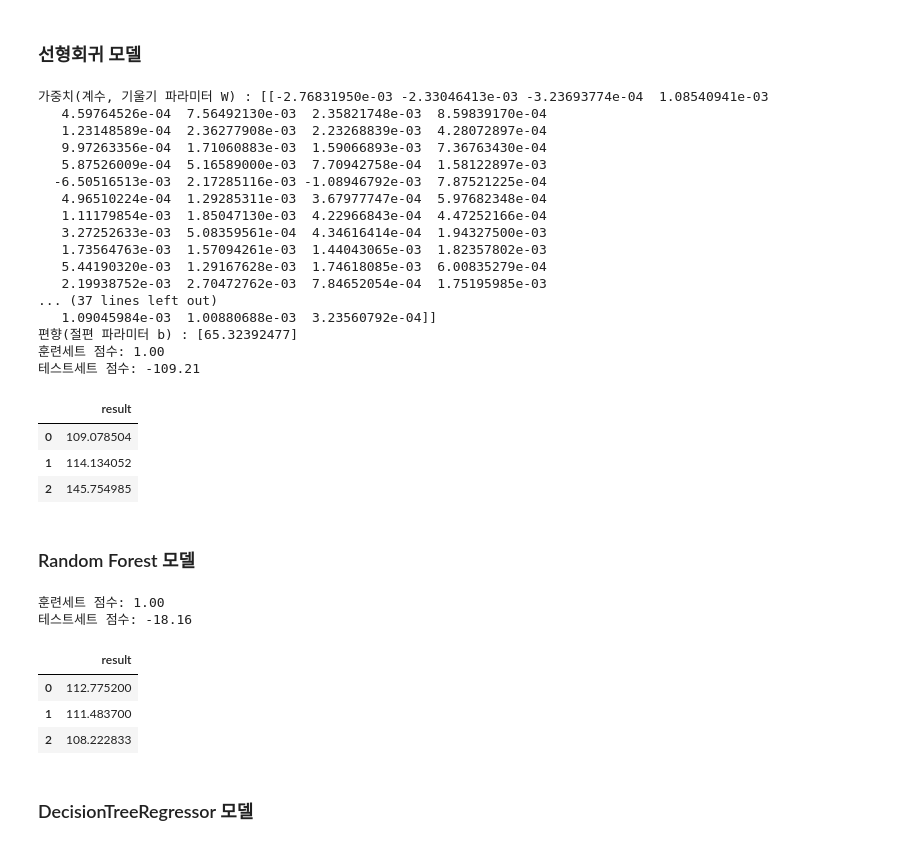
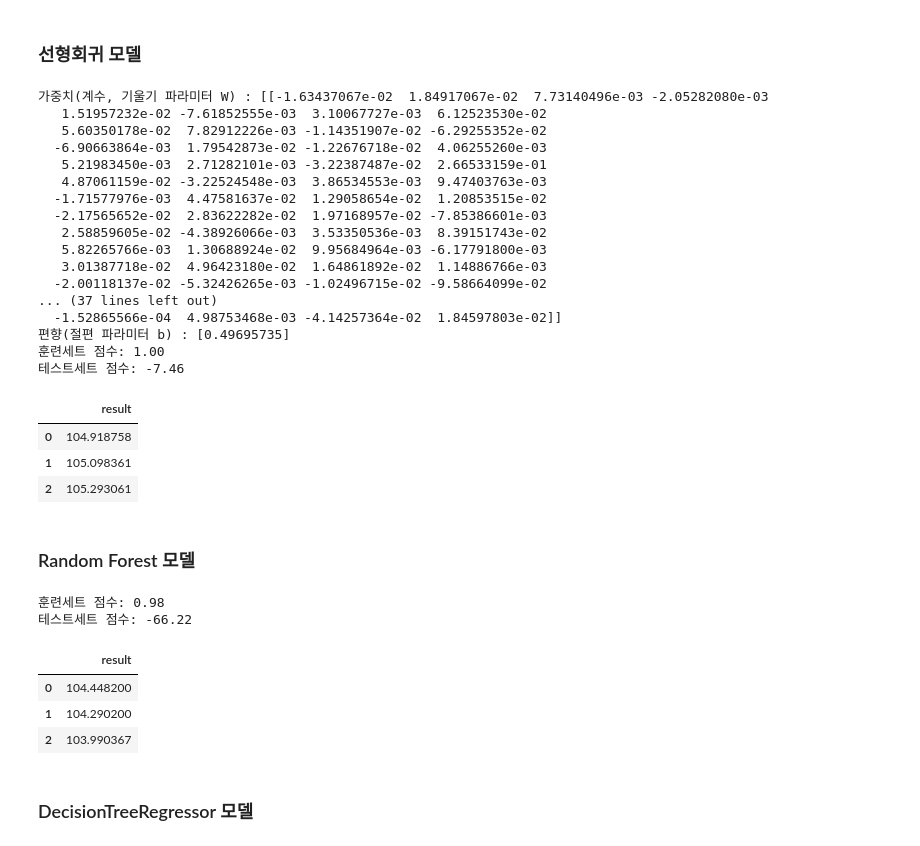
Before and after one commit to dontk1llme/TRIPICK, a Jupyter notebook: server/recommend/app/data/물가지수_전처리_및_예측.ipynb, the cells around one changed output. Cells and saved outputs as stored; diff of their text form; code cells hidden in the pictures.

```diff
--- a/server/recommend/app/data/물가지수_전처리_및_예측.ipynb
+++ b/server/recommend/app/data/물가지수_전처리_및_예측.ipynb
@@ -341,15 +342,21 @@ plt.show()
 # %% [output]
 [figure]
 # %%
-country = '대한민국'
+country = '일본'
 
-country_X = price_index_table[price_index_table.columns.difference([country])]
+scaler1 = preprocessing.MinMaxScaler()
+scaler2 = preprocessing.MinMaxScaler()
+
+country_X = price_index_table
 country_y = price_index_table[[country]]
 
-X_train = country_X[country_X.index<2019]
-X_test = country_X[country_X.index>=2019]
-y_train = country_y[country_y.index<2019]
-y_test = country_y[country_y.index>=2019]
+scaler_x = scaler1.fit(country_X)
+scaler_y = scaler2.fit(country_y)
+
+X_train = scaler_x.transform(country_X[country_X.index<2019])
+X_test = scaler_x.transform(country_X[country_X.index>=2019])
+y_train = scaler_y.transform(country_y[country_y.index<2019])
+y_test = scaler_y.transform(country_y[country_y.index>=2019])
 # %% [markdown]
 ### 선형회귀 모델
 # %%
@@ -364,30 +371,31 @@ print("편향(절편 파라미터 b) :", model.intercept_)
 print("훈련세트 점수: {:.2f}".format( model.score(X_train, y_train) ))
 print("테스트세트 점수: {:.2f}".format( model.score(X_test, y_test) ))
 # %% [output]
-가중치(계수, 기울기 파라미터 W) : [[-2.76831950e-03 -2.33046413e-03 -3.23693774e-04  1.08540941e-03
-   4.59764526e-04  7.56492130e-03  2.35821748e-03  8.59839170e-04
-   1.23148589e-04  2.36277908e-03  2.23268839e-03  4.28072897e-04
-   9.97263356e-04  1.71060883e-03  1.59066893e-03  7.36763430e-04
-   5.87526009e-04  5.16589000e-03  7.70942758e-04  1.58122897e-03
-  -6.50516513e-03  2.17285116e-03 -1.08946792e-03  7.87521225e-04
-   4.96510224e-04  1.29285311e-03  3.67977747e-04  5.97682348e-04
-   1.11179854e-03  1.85047130e-03  4.22966843e-04  4.47252166e-04
-   3.27252633e-03  5.08359561e-04  4.34616414e-04  1.94327500e-03
-   1.73564763e-03  1.57094261e-03  1.44043065e-03  1.82357802e-03
-   5.44190320e-03  1.29167628e-03  1.74618085e-03  6.00835279e-04
-   2.19938752e-03  2.70472762e-03  7.84652054e-04  1.75195985e-03
+가중치(계수, 기울기 파라미터 W) : [[-1.63437067e-02  1.84917067e-02  7.73140496e-03 -2.05282080e-03
+   1.51957232e-02 -7.61852555e-03  3.10067727e-03  6.12523530e-02
+   5.60350178e-02  7.82912226e-03 -1.14351907e-02 -6.29255352e-02
+  -6.90663864e-03  1.79542873e-02 -1.22676718e-02  4.06255260e-03
+   5.21983450e-03  2.71282101e-03 -3.22387487e-02  2.66533159e-01
+   4.87061159e-02 -3.22524548e-03  3.86534553e-03  9.47403763e-03
+  -1.71577976e-03  4.47581637e-02  1.29058654e-02  1.20853515e-02
+  -2.17565652e-02  2.83622282e-02  1.97168957e-02 -7.85386601e-03
+   2.58859605e-02 -4.38926066e-03  3.53350536e-03  8.39151743e-02
+   5.82265766e-03  1.30688924e-02  9.95684964e-03 -6.17791800e-03
+   3.01387718e-02  4.96423180e-02  1.64861892e-02  1.14886766e-03
+  -2.00118137e-02 -5.32426265e-03 -1.02496715e-02 -9.58664099e-02
 ... (37 lines left out)
-   1.09045984e-03  1.00880688e-03  3.23560792e-04]]
-편향(절편 파라미터 b) : [65.32392477]
+  -1.52865566e-04  4.98753468e-03 -4.14257364e-02  1.84597803e-02]]
+편향(절편 파라미터 b) : [0.49695735]
 훈련세트 점수: 1.00
-테스트세트 점수: -109.21
+테스트세트 점수: -7.46
 # %%
-pd.DataFrame(model.predict(X_test), columns=['result'])
+y_predicted = model.predict(X_test).reshape([-1, 1])
+pd.DataFrame(scaler_y.inverse_transform(y_predicted), columns=['result'])
 # %% [output]
 |  | result |
-| 0 | 109.078504 |
-| 1 | 114.134052 |
-| 2 | 145.754985 |
+| 0 | 104.918758 |
+| 1 | 105.098361 |
+| 2 | 105.293061 |
 # %% [markdown]
 ### Random Forest 모델
 # %%
@@ -399,14 +407,15 @@ model.fit(X_train, y_train)
 print("훈련세트 점수: {:.2f}".format( model.score(X_train, y_train) ))
 print("테스트세트 점수: {:.2f}".format( model.score(X_test, y_test) ))
 
-pd.DataFrame(model.predict(X_test), columns=['result'])
+y_predicted = model.predict(X_test).reshape([-1, 1])
+pd.DataFrame(scaler_y.inverse_transform(y_predicted), columns=['result'])
 # %% [output]
-훈련세트 점수: 1.00
-테스트세트 점수: -18.16
+훈련세트 점수: 0.98
+테스트세트 점수: -66.22
 |  | result |
-| 0 | 112.775200 |
-| 1 | 111.483700 |
-| 2 | 108.222833 |
+| 0 | 104.448200 |
+| 1 | 104.290200 |
+| 2 | 103.990367 |
 # %% [markdown]
 ### DecisionTreeRegressor 모델
 # %%
```
Also changed, not shown: parts of 38 cells of this notebook.
